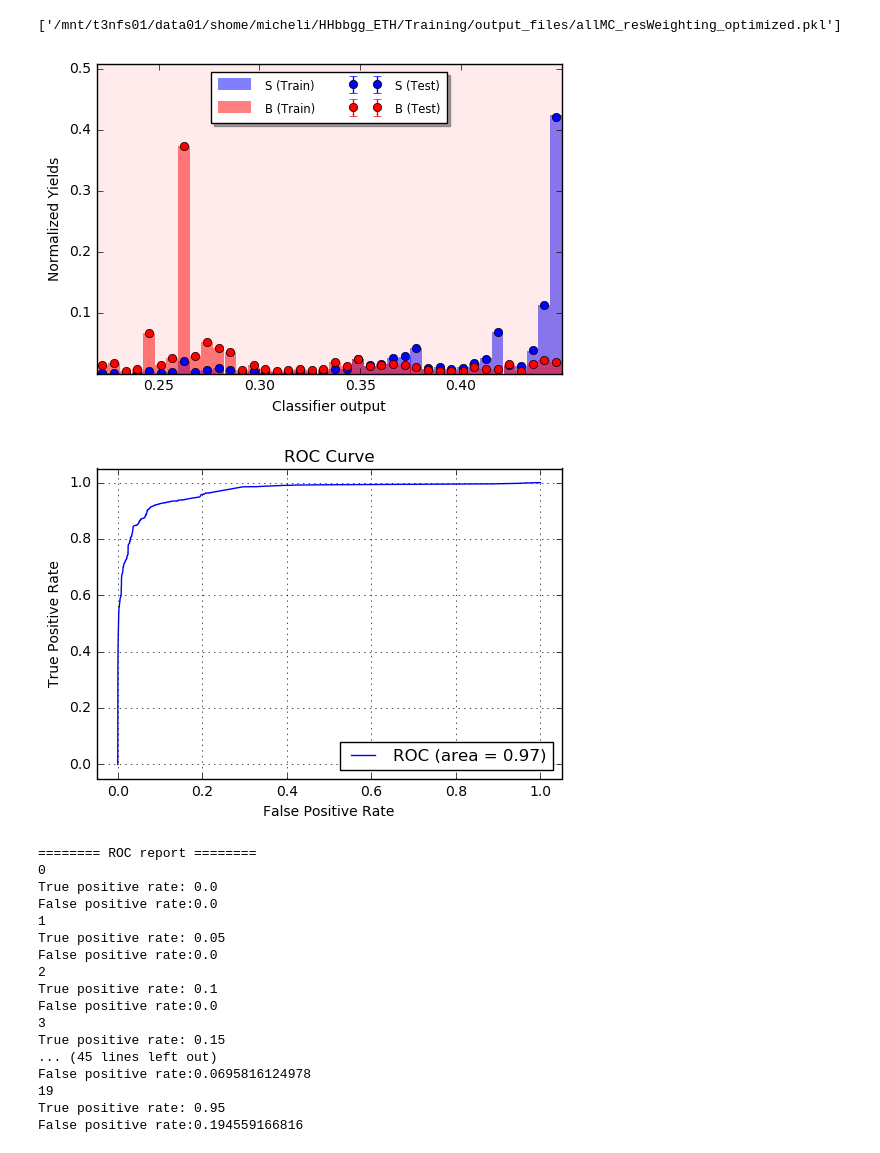
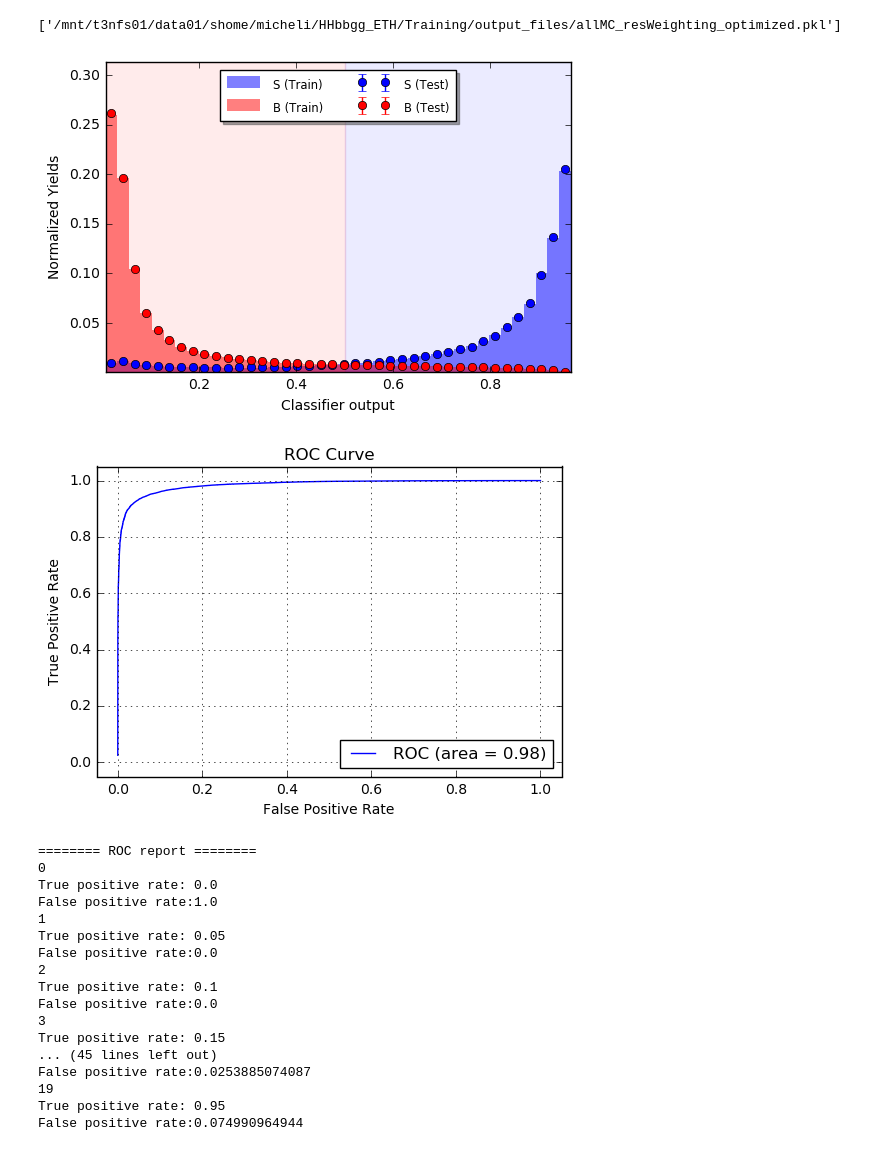
Before and after one commit to michelif/HHbbgg_ETH, a Jupyter notebook: Training/notebooks/trainMVAHHbbgg_allMC_resWeighting_optimized.ipynb, the cells around one changed output. Saved outputs shown, nothing was run; the diff lists cells and outputs as text; code cells hidden in the pictures.

```diff
--- a/Training/notebooks/trainMVAHHbbgg_allMC_resWeighting_optimized.ipynb
+++ b/Training/notebooks/trainMVAHHbbgg_allMC_resWeighting_optimized.ipynb
@@ -86,12 +85,12 @@ w_total_test = utils.preprocessing.get_total_test_sample(weights_sig,weights_bkg
 # %%
 import xgboost as xgb
 #FIXME parameteres
-#clf = xgb.XGBClassifier(max_depth=10,learning_rate=0.2,n_estimators=500, min_child_weight=1e-5, nthread= 12)
-clf = xgb.XGBClassifier(base_score=0.5, colsample_bylevel=1, colsample_bytree=1,
-       gamma=0, learning_rate=0.1, max_delta_step=0, max_depth=5,
-       min_child_weight=1e-05, missing=None, n_estimators=1500, nthread=12,
-       objective='binary:logistic', reg_alpha=1e-05, reg_lambda=100,
-       scale_pos_weight=1, seed=0, silent=True, subsample=1)
+clf = xgb.XGBClassifier(max_depth=5,learning_rate=0.1,n_estimators=1000,  reg_lambda=1,min_child_weight=1e-5, nthread= 12)
+#clf = xgb.XGBClassifier(base_score=0.5, colsample_bylevel=1, colsample_bytree=1,
+#       gamma=0, learning_rate=0.1, max_delta_step=0, max_depth=5,
+#       min_child_weight=1e-05, missing=None, n_estimators=500, nthread=12,
+#       objective='binary:logistic', reg_alpha=1, reg_lambda=1,
+#       scale_pos_weight=1, seed=0, silent=True, subsample=1)
 
 clf.fit(X_total_train,y_total_train, sample_weight=w_total_train)
 # %% [output]
@@ -108,21 +107,20 @@ joblib.dump(clf, os.path.expanduser('~/HHbbgg_ETH/Training/output_files/allMC_re
 # %%
 import matplotlib.pyplot as plt
 
 utils.plotting.plot_classifier_output(clf,X_total_train,X_total_test,y_total_train,y_total_test,outString="xbrg_resWeight_optimized")
 plt.show()
-fpr,tpr = utils.plotting.plot_roc_curve_multiclass_singleBkg(X_total_test,y_total_test,clf,-2,outString="xgbr_gJets_resWeighting_optimized")
+fpr_gJets,tpr_gJets = utils.plotting.plot_roc_curve_multiclass_singleBkg(X_total_test,y_total_test,clf,-2,outString="xgbr_gJets_resWeighting_optimized")
 plt.show()
-utils.plotting.print_roc_report(fpr,tpr,step=0.05)
-fpr,tpr = utils.plotting.plot_roc_curve_multiclass_singleBkg(X_total_test,y_total_test,clf,-1,outString="xgbr_diphotons_resWeighting_optimized")
+#utils.plotting.print_roc_report(fpr_gJets,tpr_gJets,step=0.05)
+fpr_dipho,tpr_dipho = utils.plotting.plot_roc_curve_multiclass_singleBkg(X_total_test,y_total_test,clf,-1,outString="xgbr_diphotons_resWeighting_optimized")
 plt.show()
-utils.plotting.print_roc_report(fpr,tpr,step=0.05)
 # %% [output]
-[figure, old version]
+[figure, new version]
-[figure, old version]
+[figure, new version]
 ======== ROC report ========
 0
 True positive rate: 0.0
-False positive rate:0.0
+False positive rate:1.0
 1
 True positive rate: 0.05
 False positive rate:0.0
@@ -132,7 +130,7 @@ False positive rate:0.0
 3
 True positive rate: 0.15
 ... (45 lines left out)
-False positive rate:0.0695816124978
+False positive rate:0.0253885074087
 19
 True positive rate: 0.95
-False positive rate:0.194559166816
+False positive rate:0.074990964944
```
Also changed, not shown: parts of 14 cells of this notebook, 3 other files.
